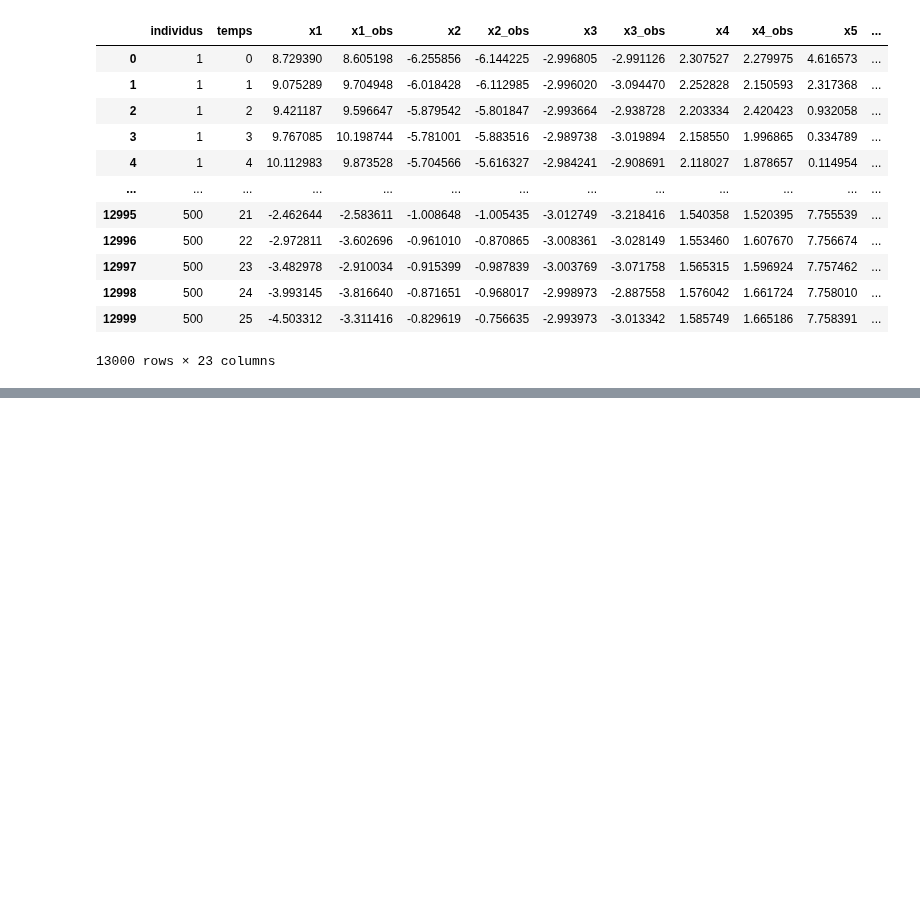
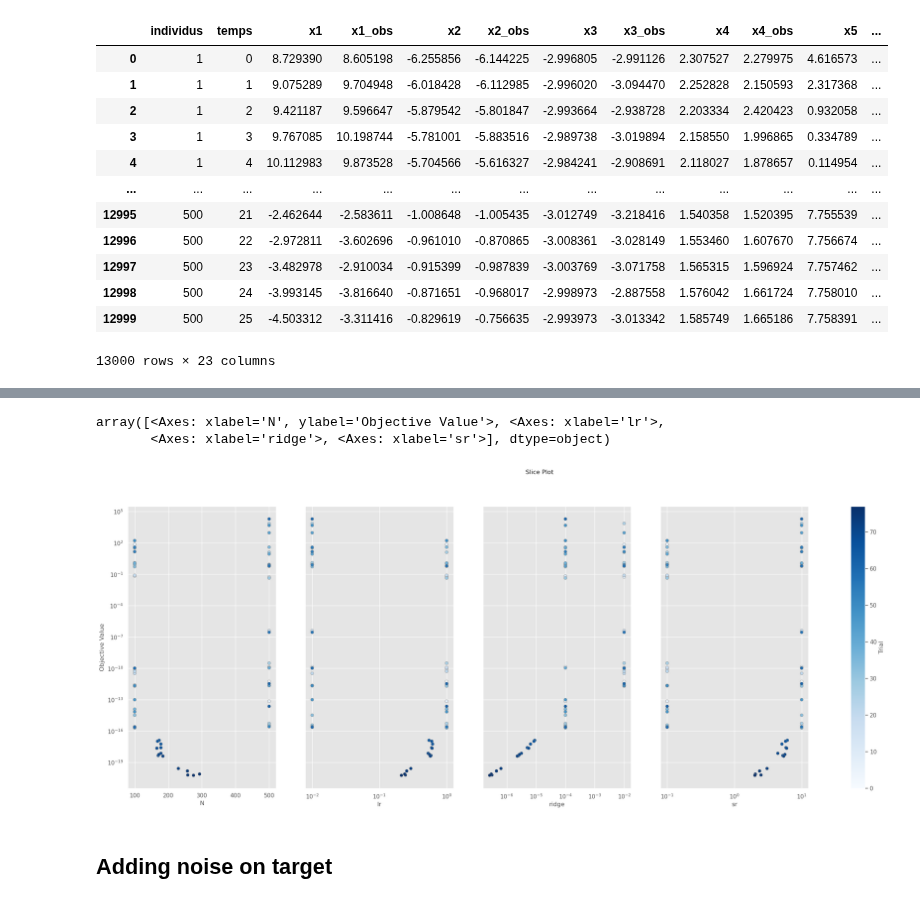
Before and after one commit to FrankwaP/subSISTM, a Jupyter notebook: models/reservoirs-synthetic_bph/00_basic_reservoir_test.ipynb, the cells around one changed output, grey strips where cells are left out. Saved outputs shown, nothing was run; the diff lists cells and outputs as text; code cells hidden in the pictures; blank space fills up the shorter version.

```diff
--- a/models/reservoirs-synthetic_bph/00_basic_reservoir_test.ipynb
+++ b/models/reservoirs-synthetic_bph/00_basic_reservoir_test.ipynb
@@ -16,5 +0,0 @@ from model_configurations import get_ESN, ProcessedData
-# %%
-pd.options.display.max_rows = 20
-pd.options.display.max_columns = 300
-sns.set_style("darkgrid")
-sns.set(rc={"figure.figsize": (15, 10)})
@@ -438,0 +320,11 @@ plot_pred(y_pred, ind_list)
+# %%
+axes = plot_slice(study, params=["N", "sr", "lr", "ridge"])
+ax = axes[0]
+ax.set_yscale("log")
+axes
+# %% [output]
+array([<Axes: xlabel='N', ylabel='Objective Value'>, <Axes: xlabel='lr'>,
+       <Axes: xlabel='ridge'>, <Axes: xlabel='sr'>], dtype=object)
+[figure, added]
+# %% [markdown]
+## Adding noise on target
```
Also changed, not shown: parts of 58 cells of this notebook, 3 other files.
